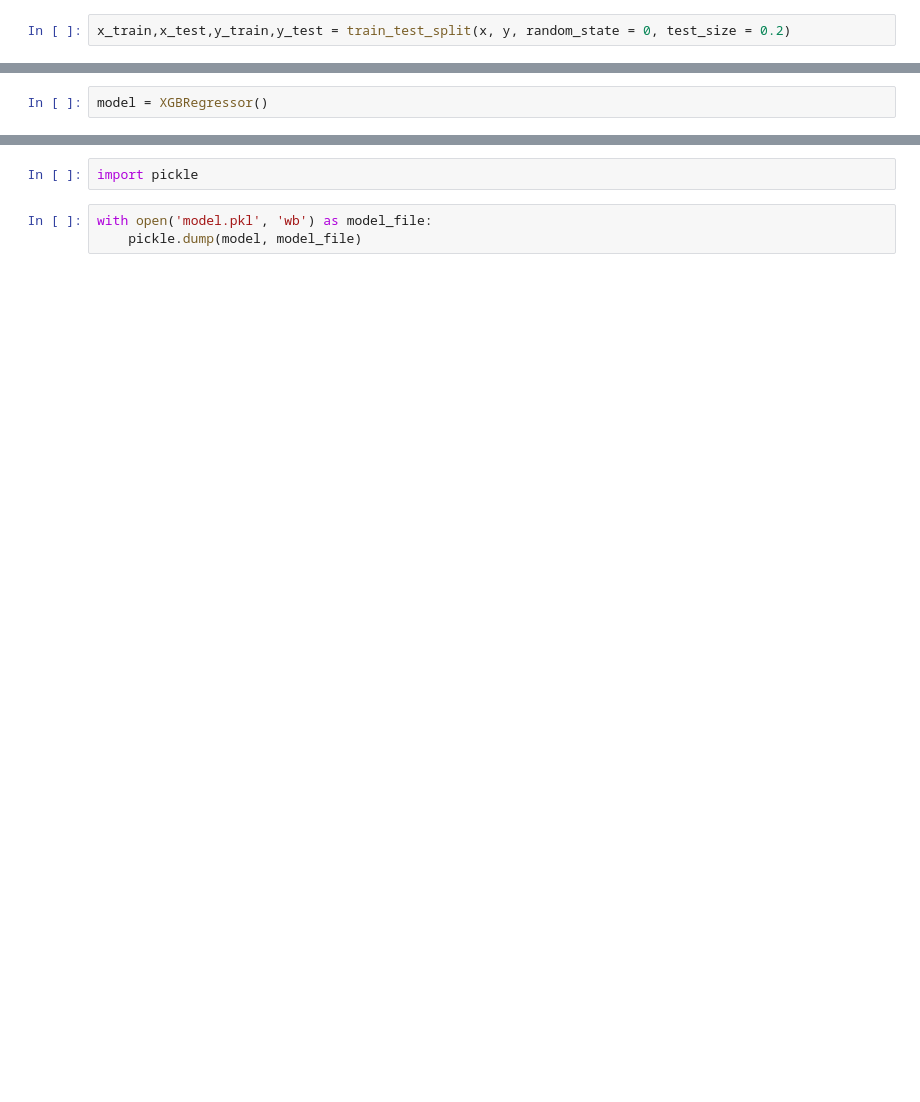
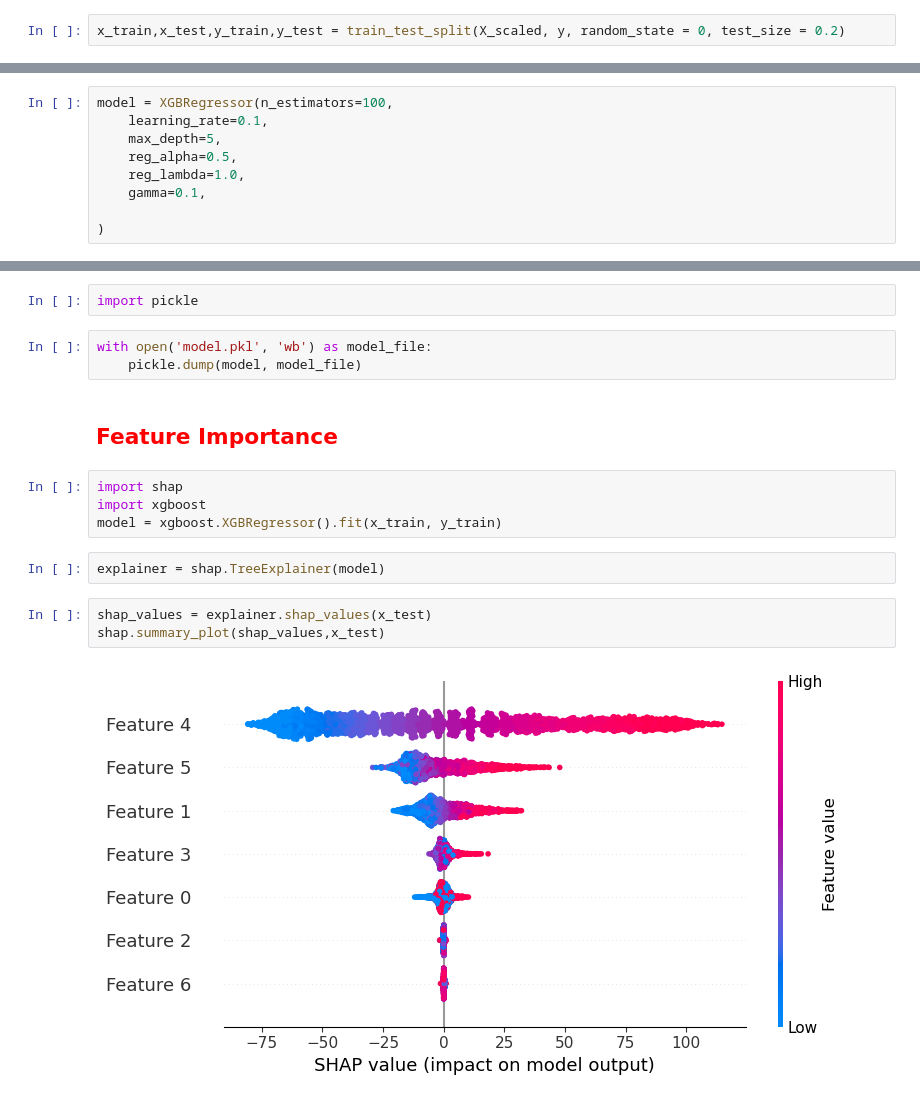
Before and after one commit to CHANDU016/CALORIES-PREDICTION, a Jupyter notebook: CALORIES.ipynb, the cells around one changed output, grey strips where cells are left out. Drawn from its saved outputs; the diff is of its cells as text; blank space fills up the shorter version.

```diff
--- a/CALORIES.ipynb
+++ b/CALORIES.ipynb
@@ -182,7 +192,7 @@ Name: Calories, Length: 15000, dtype: float64
 # %%
 from sklearn.model_selection import train_test_split
 # %%
-x_train,x_test,y_train,y_test = train_test_split(x, y, random_state = 0, test_size = 0.2)
+x_train,x_test,y_train,y_test = train_test_split(X_scaled, y, random_state = 0, test_size = 0.2)
 # %%
 print(x_train.shape,y_train.shape,x_test.shape,y_test.shape)
 # %% [output]
@@ -190,7 +200,14 @@ print(x_train.shape,y_train.shape,x_test.shape,y_test.shape)
 # %%
 from xgboost import XGBRegressor
 # %%
-model = XGBRegressor()
+model = XGBRegressor(n_estimators=100,
+    learning_rate=0.1,
+    max_depth=5,
+    reg_alpha=0.5,
+    reg_lambda=1.0,
+    gamma=0.1,
+
+)
 # %%
 model.fit(x_train, y_train)
 # %% [output]
@@ -225,3 +247,16 @@ import pickle
 # %%
 with open('model.pkl', 'wb') as model_file:
     pickle.dump(model, model_file)
+# %% [markdown]
+<h2 style="color: red ; font-family: Arial, sans-serif;">Feature Importance</h2>
+# %%
+import shap
+import xgboost
+model = xgboost.XGBRegressor().fit(x_train, y_train)
+# %%
+explainer = shap.TreeExplainer(model)
+# %%
+shap_values = explainer.shap_values(x_test)
+shap.summary_plot(shap_values,x_test)
+# %% [output]
+[figure, added]
```
Also changed, not shown: parts of 12 cells of this notebook.
